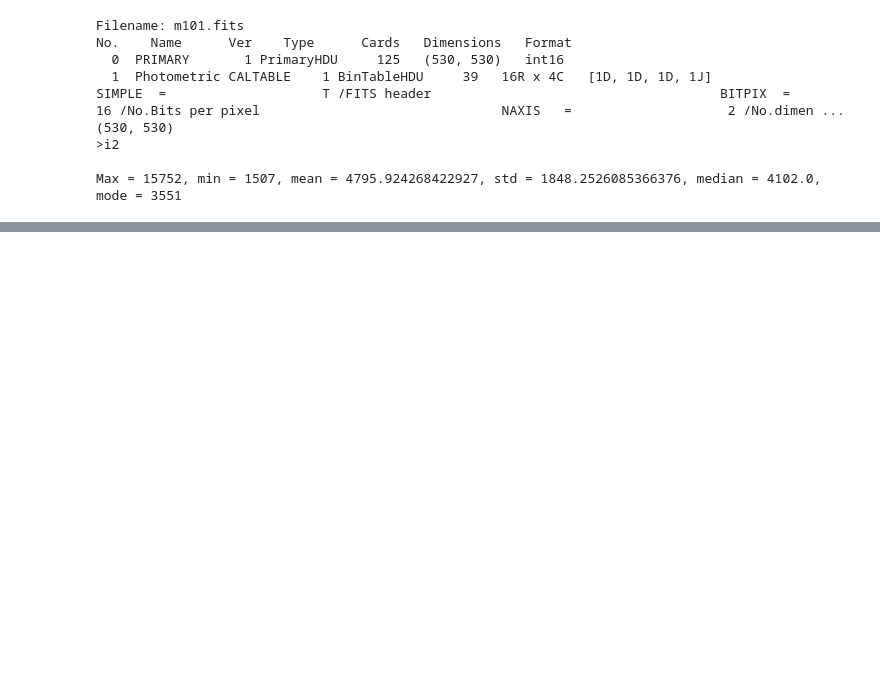
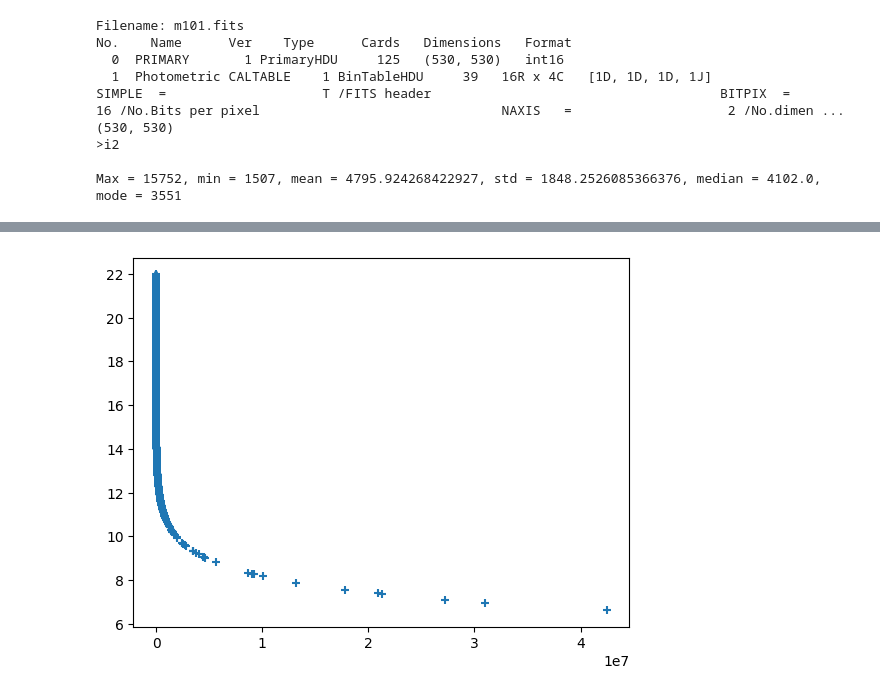
Before and after one commit to avalperezRUG/PROGNUM-repo, a Jupyter notebook: Task6/sq_s6217338_week6.ipynb, the cells around one changed output, grey strips where cells are left out. Cells and saved outputs as stored; diff of their text form; code cells hidden in the pictures; blank space fills up the shorter version.

```diff
--- a/Task6/sq_s6217338_week6.ipynb
+++ b/Task6/sq_s6217338_week6.ipynb
@@ -175,0 +176,8 @@ ABS_MAG = good_data['GAIAEDR3_PHOT_G_MEAN_MAG'] + 5 * np.log10(good_data['GAIAED
+# %%
+x = df['phot_g_mean_flux']
+y = df['phot_g_mean_mag']
+
+plt.scatter(x, y, marker='+')
+plt.show()
+# %% [output]
+[figure, added]
```
Also changed, not shown: parts of 13 cells of this notebook, 2 other files.
